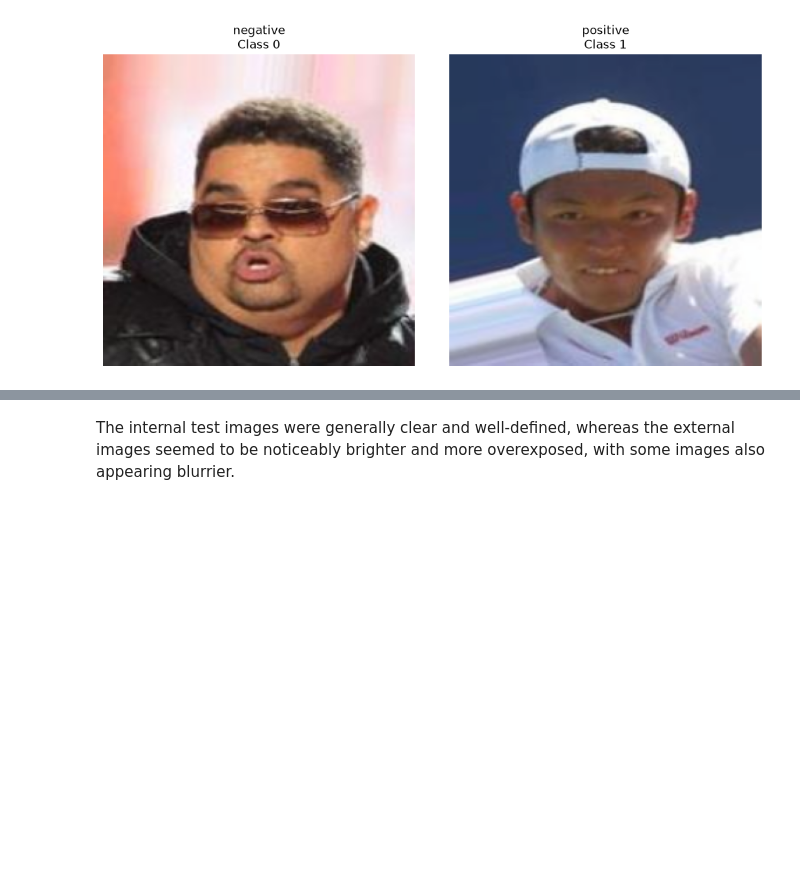
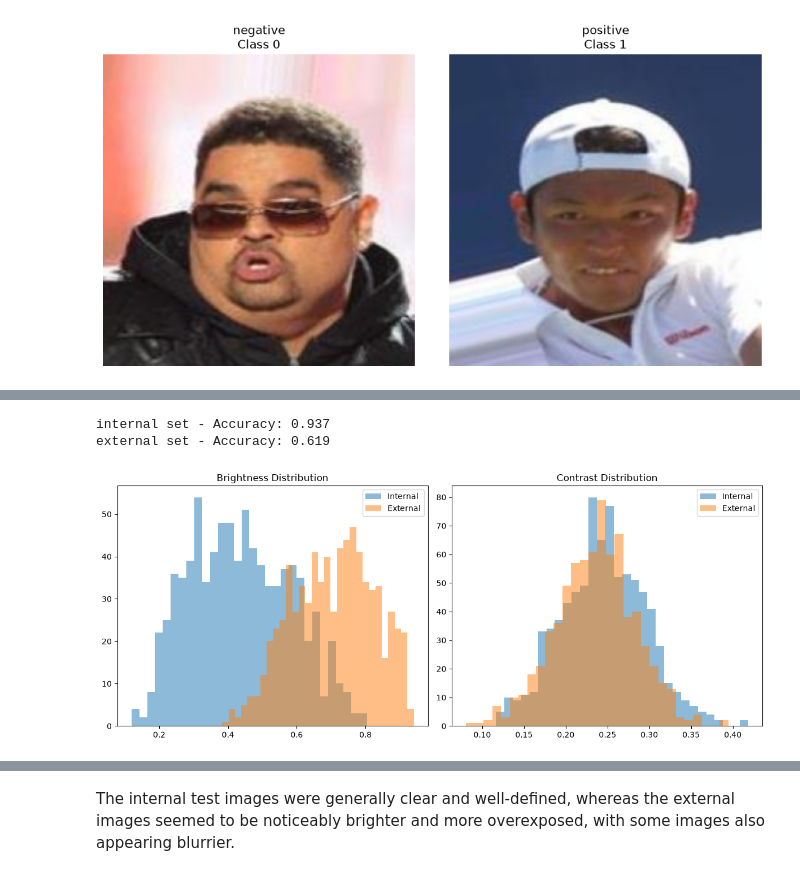
Before and after one commit to tritinvo18/ai_auditing, a Jupyter notebook: case1.ipynb, the cells around one changed output, grey strips where cells are left out. Saved outputs shown, nothing was run; the diff lists cells and outputs as text; code cells hidden in the pictures; blank space fills up the shorter version.

```diff
--- a/case1.ipynb
+++ b/case1.ipynb
@@ -173 +72,16 @@ Class mapping: {'negative': 0, 'positive': 1}
+# %%
+all_predictions, all_labels = audit_utils.evaluate_model(resnet_frozen, test_internal_loader, test_external_loader, device)
+
+for split in ['internal', 'external']:
+    predicted_classes = np.argmax(all_predictions[split], axis=1)
+    accuracy = (predicted_classes == all_labels[split]).mean()
+    print(f"{split} set - Accuracy: {accuracy:.3f}")
+# %% [output]
+internal set - Accuracy: 0.937
+external set - Accuracy: 0.619
+# %%
+# Quantitative Dataset Comparison
+audit_utils.plot_image_stats(test_internal_dataset, test_external_dataset, save_prefix='plot/case1_')
+# %% [output]
+[figure, added]
 # %%
```
Also changed, not shown: parts of 20 cells of this notebook, 15 other files.
